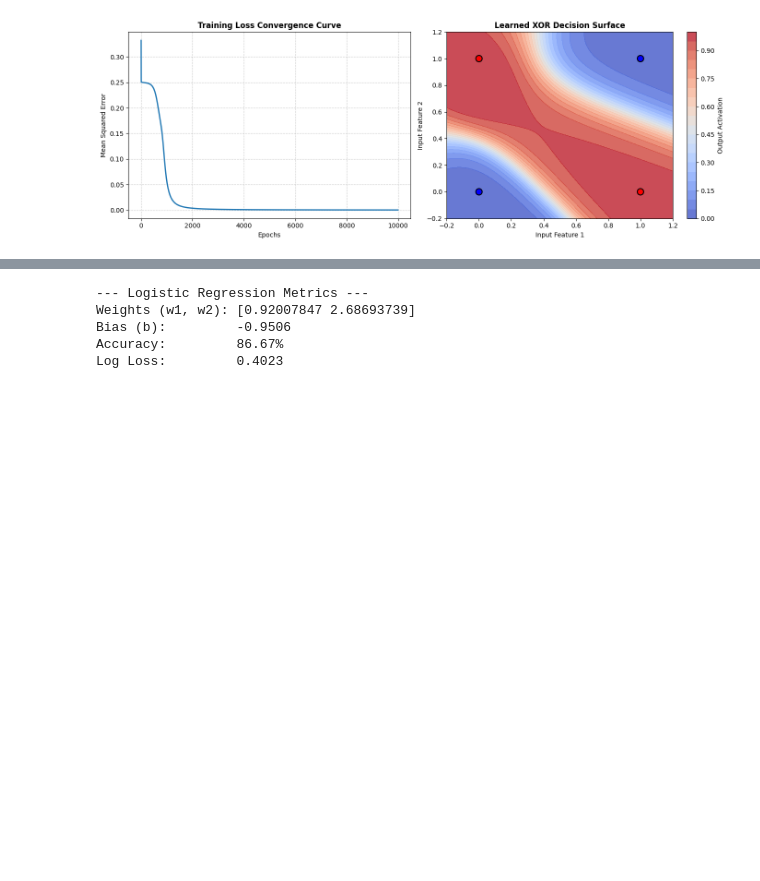
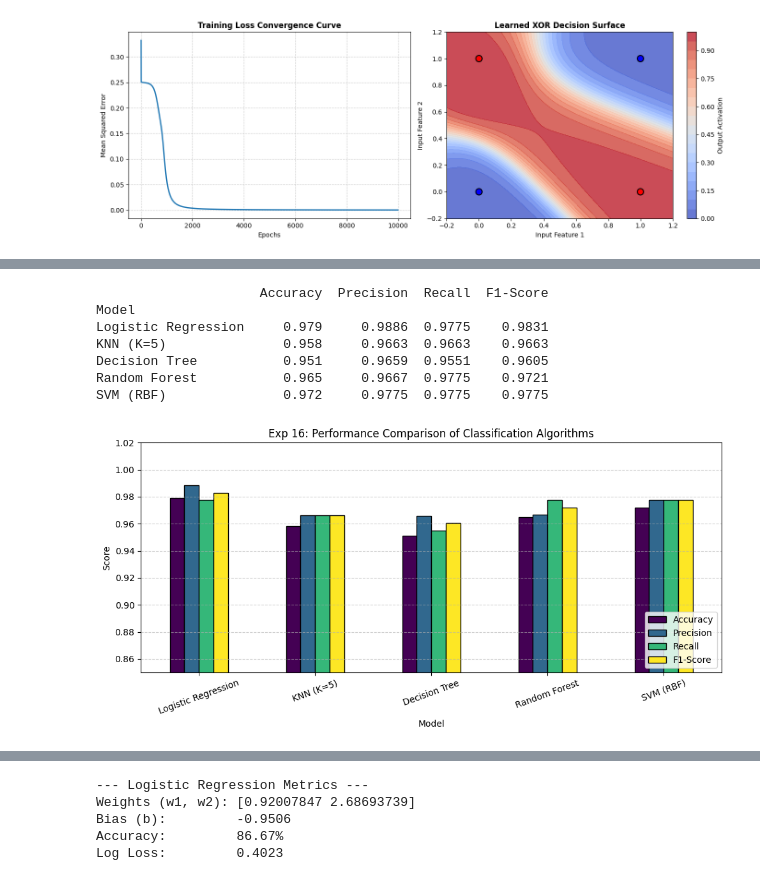
Before and after one commit to Dusyaant/FUNDAMENTALS-OF-MACHINE-LEARNING, a Jupyter notebook: MLA0202_Lab_Exps.ipynb, the cells around one changed output, grey strips where cells are left out. Saved outputs shown, nothing was run; the diff lists cells and outputs as text; code cells hidden in the pictures; blank space fills up the shorter version.

```diff
--- a/MLA0202_Lab_Exps.ipynb
+++ b/MLA0202_Lab_Exps.ipynb
@@ -320,0 +413,64 @@ Network Predictions:
+# %%
+import pandas as pd
+import matplotlib.pyplot as plt
+from sklearn.datasets import load_breast_cancer
+from sklearn.model_selection import train_test_split
+from sklearn.preprocessing import StandardScaler
+from sklearn.linear_model import LogisticRegression
+from sklearn.neighbors import KNeighborsClassifier
+from sklearn.tree import DecisionTreeClassifier
+from sklearn.ensemble import RandomForestClassifier
+from sklearn.svm import SVC
+from sklearn.metrics import accuracy_score, precision_score, recall_score, f1_score
+
+# 1. Load & scale dataset
+data = load_breast_cancer()
+X_train, X_test, y_train, y_test = train_test_split(data.data, data.target, test_size=0.25, random_state=42)
+
+scaler = StandardScaler()
+X_train_s = scaler.fit_transform(X_train)
+X_test_s = scaler.transform(X_test)
+
+# 2. Initialize classifiers
+models = {
+    'Logistic Regression': LogisticRegression(max_iter=1000, random_state=42),
+    'KNN (K=5)': KNeighborsClassifier(n_neighbors=5),
+    'Decision Tree': DecisionTreeClassifier(random_state=42),
+    'Random Forest': RandomForestClassifier(n_estimators=100, random_state=42),
+    'SVM (RBF)': SVC(kernel='rbf', random_state=42)
+}
+
+results = []
+for name, model in models.items():
+    model.fit(X_train_s, y_train)
+    y_pred = model.predict(X_test_s)
+    results.append({
+        'Model': name,
+        'Accuracy': accuracy_score(y_test, y_pred),
+        'Precision': precision_score(y_test, y_pred),
+        'Recall': recall_score(y_test, y_pred),
+        'F1-Score': f1_score(y_test, y_pred)
+    })
+
+df_results = pd.DataFrame(results).set_index('Model')
+print(df_results.round(4))
+
+# 3. Plot Grouped Performance Comparison
+df_results.plot(kind='bar', figsize=(10, 5), colormap='viridis', edgecolor='black')
+plt.title('Exp 16: Performance Comparison of Classification Algorithms')
+plt.ylabel('Score')
+plt.ylim(0.85, 1.02)
+plt.xticks(rotation=20)
+plt.legend(loc='lower right')
+plt.grid(axis='y', linestyle='--', alpha=0.6)
+plt.tight_layout()
+plt.show()
+# %% [output]
+                     Accuracy  Precision  Recall  F1-Score
+Model
+Logistic Regression     0.979     0.9886  0.9775    0.9831
+KNN (K=5)               0.958     0.9663  0.9663    0.9663
+Decision Tree           0.951     0.9659  0.9551    0.9605
+Random Forest           0.965     0.9667  0.9775    0.9721
+SVM (RBF)               0.972     0.9775  0.9775    0.9775
+[figure, added]
```
Also changed, not shown: parts of 10 cells of this notebook.
